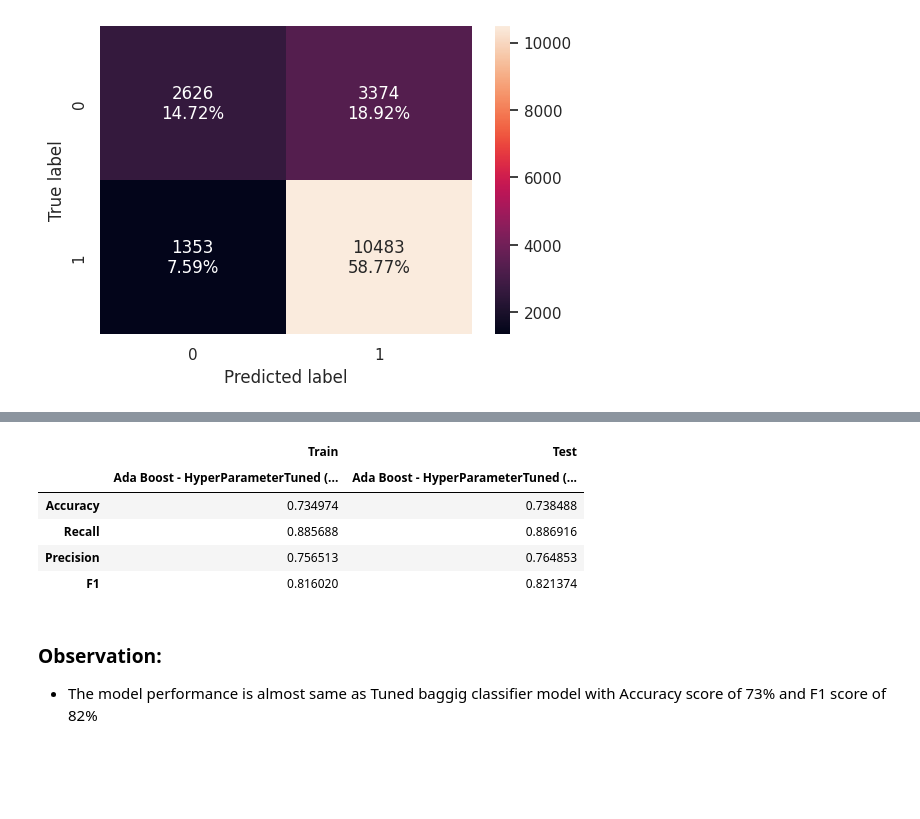
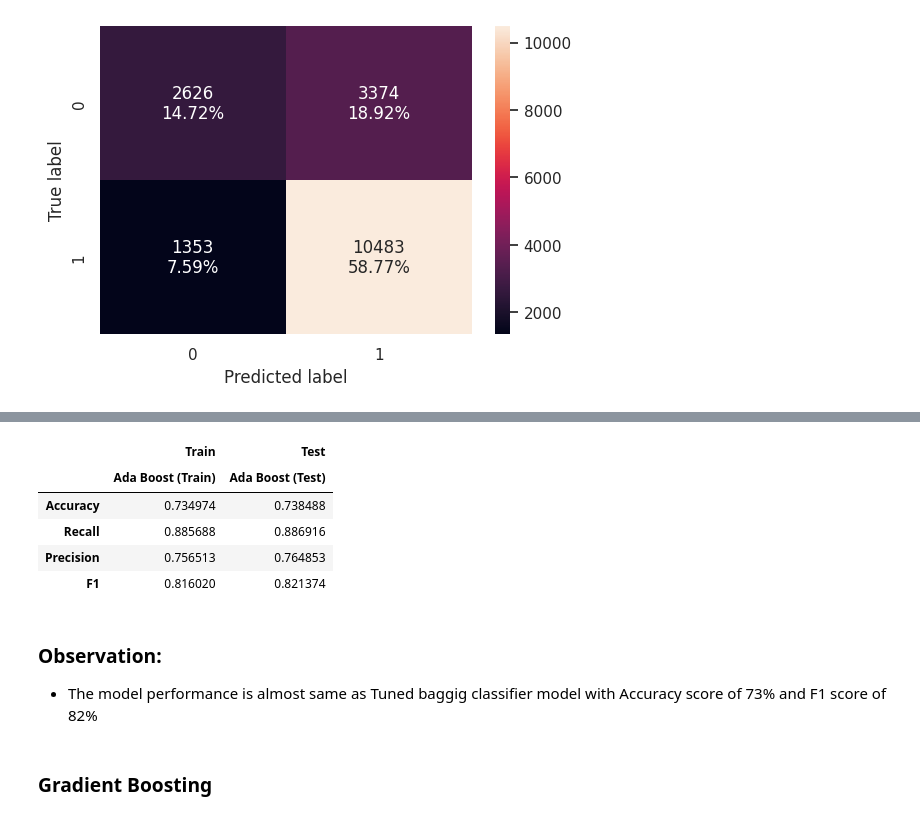
Before and after one commit to Rajesh2015/easy-visa, a Jupyter notebook: easy-visa-solution.ipynb, the cells around one changed output, grey strips where cells are left out. Cells and saved outputs as stored; diff of their text form; code cells hidden in the pictures; blank space fills up the shorter version.

```diff
--- a/easy-visa-solution.ipynb
+++ b/easy-visa-solution.ipynb
@@ -1997,3 +2003,6 @@ AdaBoostClassifier(random_state=1)
 confusion_matrix_sklearn(ab_classifier,X_train,y_train)
 # %% [output]
 [figure]
+# %%
+# Confusion Matrix on testing
+confusion_matrix_sklearn(ab_classifier,X_test,y_test)
@@ -2000,21 +2011,21 @@ confusion_matrix_sklearn(ab_classifier,X_train,y_train)
 # %%
 # Print Precession f1 score and recall for both train and test
 ab_performance_train=model_performance_classification_sklearn(model=ab_classifier, predictors=X_train,target=y_train)
 ab_performance_test=model_performance_classification_sklearn(model=ab_classifier, predictors=X_test, target=y_test)
 train_performance_ada_tuned= [
     ab_performance_train.T
 ]
 test_performance_ada_tuned = [
     ab_performance_test.T
 ]
 model_names = [
-    "Ada Boost - HyperParameterTuned",
+    "Ada Boost",
 ]
 # Create a dataframe with all combined
 compare_model_performance(train_performance_ada_tuned,test_performance_ada_tuned,model_names)
 # %% [output]
 |  | Train | Test |
-|  | Ada Boost - HyperParameterTuned (... | Ada Boost - HyperParameterTuned (... |
+|  | Ada Boost (Train) | Ada Boost (Test) |
 | Accuracy | 0.734974 | 0.738488 |
 | Recall | 0.885688 | 0.886916 |
 | Precision | 0.756513 | 0.764853 |
@@ -2022,3 +2033,5 @@ compare_model_performance(train_performance_ada_tuned,test_performance_ada_tuned
 # %% [markdown]
 ### Observation:
 -  The model performance is almost same as Tuned baggig classifier model with Accuracy score of 73% and F1 score of 82%
+# %% [markdown]
+### Gradient Boosting
```
Also changed, not shown: parts of 31 cells of this notebook.
